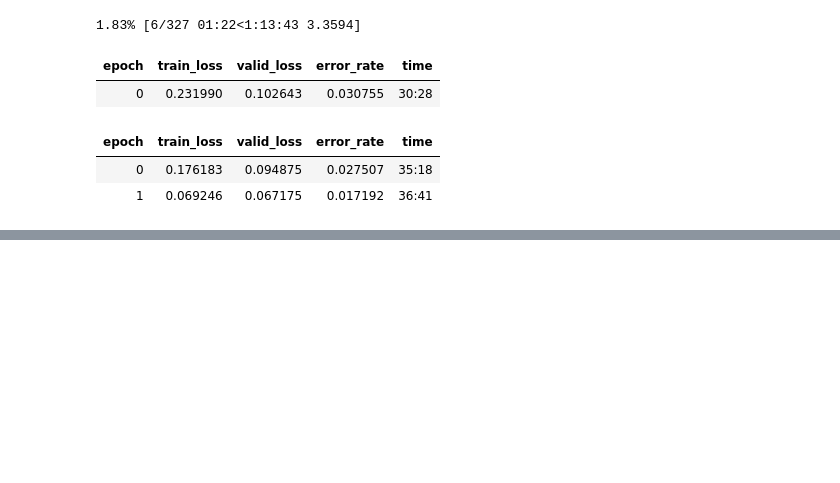
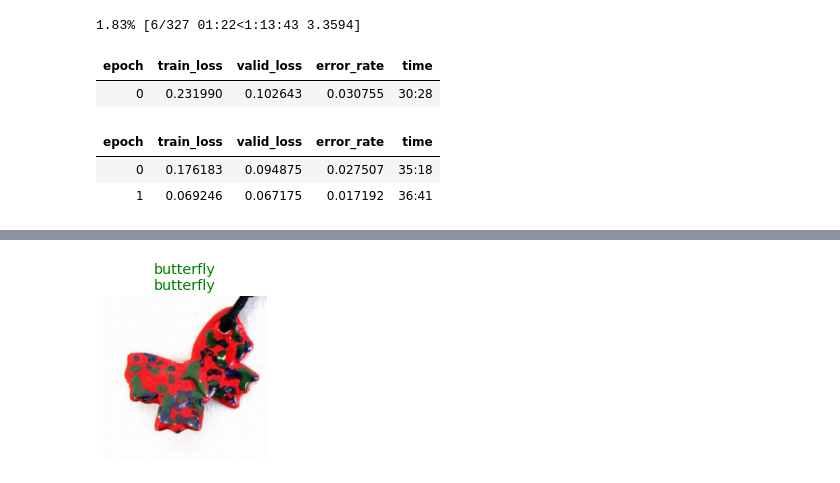
Before and after one commit to MUbarak123-56/emotion-detection, a Jupyter notebook: model_training_1.ipynb, the cells around one changed output, grey strips where cells are left out. Saved outputs shown, nothing was run; the diff lists cells and outputs as text; code cells hidden in the pictures; blank space fills up the shorter version.

```diff
--- a/model_training_1.ipynb
+++ b/model_training_1.ipynb
@@ -95,0 +91,3 @@ interp.plot_top_losses(9, figsize=(15,10))
+# %%
+interp.show_results(90)
+# %% [output]
@@ -95,0 +95 @@ interp.plot_top_losses(9, figsize=(15,10))
+[figure, added]
```
Also changed, not shown: parts of 3 cells of this notebook.
